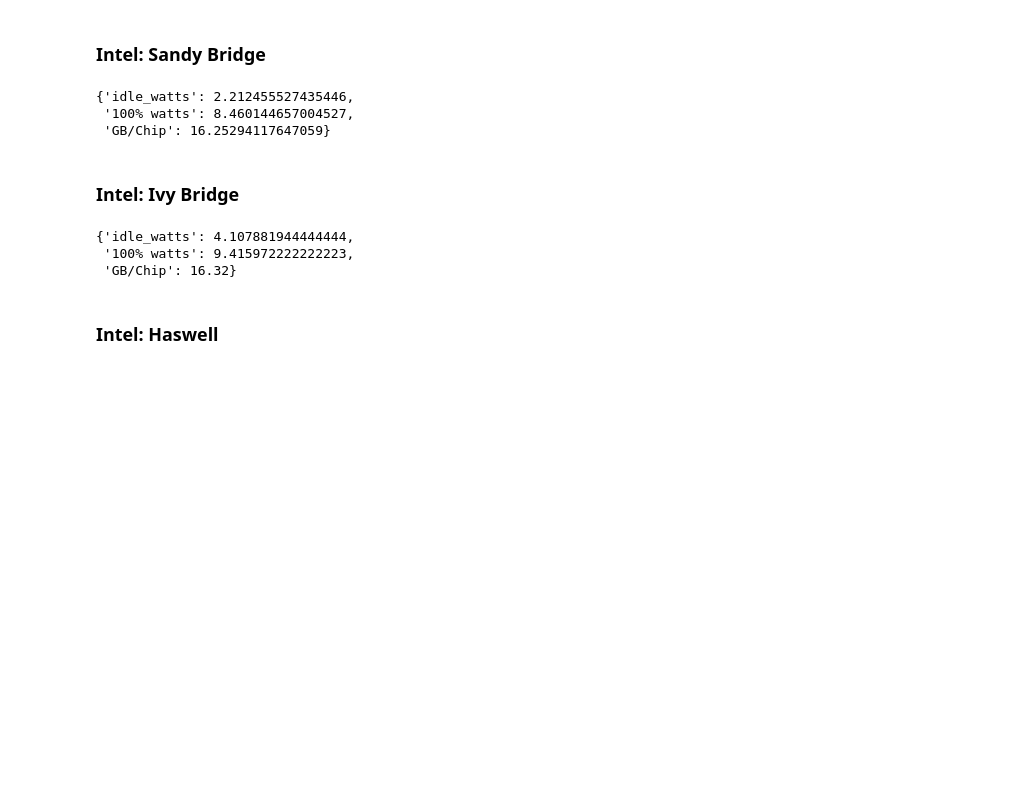
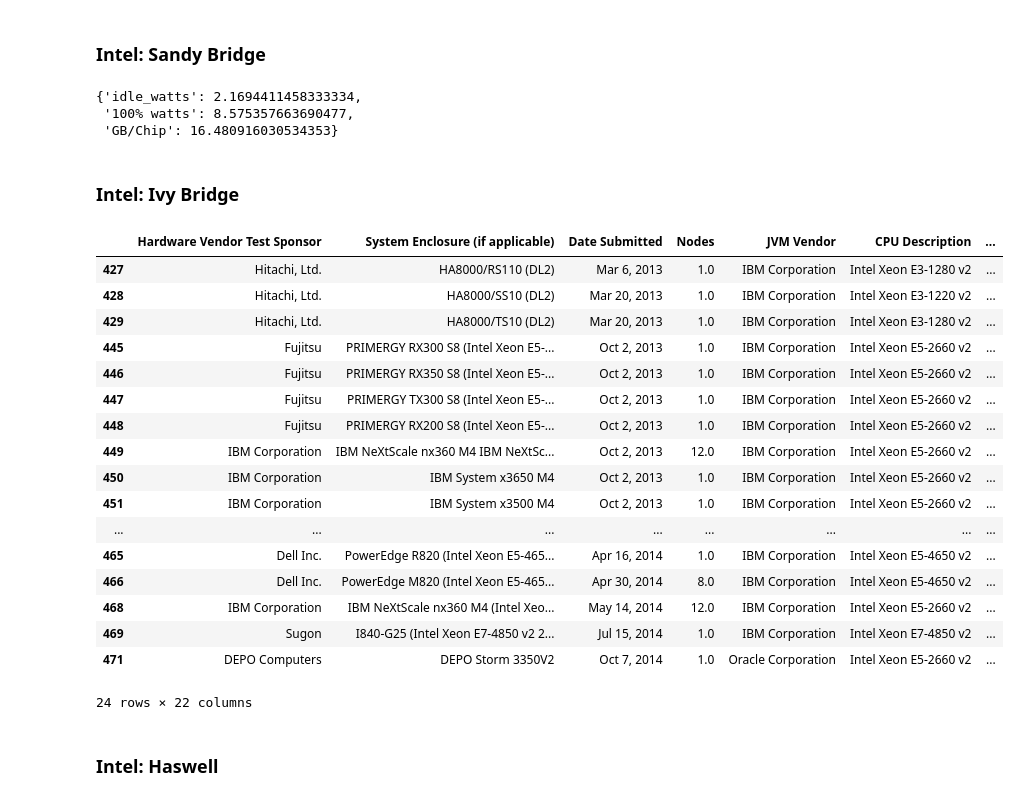
Before and after one commit to cloud-carbon-footprint/cloud-carbon-coefficients, a Jupyter notebook: coefficients.ipynb, the cells around one changed output. Saved outputs shown, nothing was run; the diff lists cells and outputs as text; code cells hidden in the pictures; blank space fills up the shorter version.

Commit message:
Use regex to match CPU types

```diff
--- a/coefficients.ipynb
+++ b/coefficients.ipynb
@@ -51,7 +66,10 @@ servers = pd.read_csv('data/SPECpower-full-results.csv', na_values=['NC'])
 # %% [markdown]
 ### Intel: Sandy Bridge
 # %%
-servers_intel_sandybridge = servers[servers['CPU Description'].str.contains('|'.join(cpus_intel_sandybridge))]
+# Construct regex to match the chip name exactly to the end of the line
+# (See notes above on regex and clean data)
+cpus_re = [rf'(\b{string}$)' for string in cpus_intel_sandybridge]
+servers_intel_sandybridge = servers[servers['CPU Description'].str.contains('|'.join(cpus_re))]
 
 intel_sandybridge = {}
 intel_sandybridge['idle_watts'] = (servers_intel_sandybridge['avg. watts @ active idle'].astype(float) / servers_intel_sandybridge['Total Threads']).mean()
@@ -59,23 +77,41 @@ intel_sandybridge['100% watts'] = (servers_intel_sandybridge['avg. watts @ 100%'
 intel_sandybridge['GB/Chip'] = (servers_intel_sandybridge['Total Memory (GB)'] / servers_intel_sandybridge['Chips']).mean()
 intel_sandybridge
 # %% [output]
-{'idle_watts': 2.212455527435446,
- '100% watts': 8.460144657004527,
- 'GB/Chip': 16.25294117647059}
+{'idle_watts': 2.1694411458333334,
+ '100% watts': 8.575357663690477,
+ 'GB/Chip': 16.480916030534353}
 # %% [markdown]
 ### Intel: Ivy Bridge
 # %%
-servers_intel_ivybridge = servers[servers['CPU Description'].str.contains('|'.join(cpus_intel_ivybridge))]
+# Construct regex to match the chip name exactly to the end of the line
+# (See notes above on regex and clean data)
+cpus_re = [rf'(\b{string}$)' for string in cpus_intel_ivybridge]
+servers_intel_ivybridge = servers[servers['CPU Description'].str.contains('|'.join(cpus_re))]
 
 intel_ivybridge = {}
 intel_ivybridge['idle_watts'] = (servers_intel_ivybridge['avg. watts @ active idle'].astype(float) / servers_intel_ivybridge['Total Threads']).mean()
 intel_ivybridge['100% watts'] = (servers_intel_ivybridge['avg. watts @ 100%'].astype(float) / servers_intel_ivybridge['Total Threads']).mean()
 intel_ivybridge['GB/Chip'] = (servers_intel_ivybridge['Total Memory (GB)'] / servers_intel_ivybridge['Chips']).mean()
-intel_ivybridge
+servers_intel_ivybridge
 # %% [output]
+|  | Hardware Vendor Test Sponsor | System Enclosure (if applicable) | Date Submitted | Nodes | JVM Vendor | CPU Description | ... |
+| 427 | Hitachi, Ltd. | HA8000/RS110 (DL2) | Mar 6, 2013 | 1.0 | IBM Corporation | Intel Xeon E3-1280 v2 | ... |
+| 428 | Hitachi, Ltd. | HA8000/SS10 (DL2) | Mar 20, 2013 | 1.0 | IBM Corporation | Intel Xeon E3-1220 v2 | ... |
+| 429 | Hitachi, Ltd. | HA8000/TS10 (DL2) | Mar 20, 2013 | 1.0 | IBM Corporation | Intel Xeon E3-1280 v2 | ... |
+| 445 | Fujitsu | PRIMERGY RX300 S8 (Intel Xeon E5-... | Oct 2, 2013 | 1.0 | IBM Corporation | Intel Xeon E5-2660 v2 | ... |
+| 446 | Fujitsu | PRIMERGY RX350 S8 (Intel Xeon E5-... | Oct 2, 2013 | 1.0 | IBM Corporation | Intel Xeon E5-2660 v2 | ... |
+| 447 | Fujitsu | PRIMERGY TX300 S8 (Intel Xeon E5-... | Oct 2, 2013 | 1.0 | IBM Corporation | Intel Xeon E5-2660 v2 | ... |
+| 448 | Fujitsu | PRIMERGY RX200 S8 (Intel Xeon E5-... | Oct 2, 2013 | 1.0 | IBM Corporation | Intel Xeon E5-2660 v2 | ... |
+| 449 | IBM Corporation | IBM NeXtScale nx360 M4 IBM NeXtSc... | Oct 2, 2013 | 12.0 | IBM Corporation | Intel Xeon E5-2660 v2 | ... |
+| 450 | IBM Corporation | IBM System x3650 M4 | Oct 2, 2013 | 1.0 | IBM Corporation | Intel Xeon E5-2660 v2 | ... |
+| 451 | IBM Corporation | IBM System x3500 M4 | Oct 2, 2013 | 1.0 | IBM Corporation | Intel Xeon E5-2660 v2 | ... |
+| ... | ... | ... | ... | ... | ... | ... | ... |
+| 465 | Dell Inc. | PowerEdge R820 (Intel Xeon E5-465... | Apr 16, 2014 | 1.0 | IBM Corporation | Intel Xeon E5-4650 v2 | ... |
+| 466 | Dell Inc. | PowerEdge M820 (Intel Xeon E5-465... | Apr 30, 2014 | 8.0 | IBM Corporation | Intel Xeon E5-4650 v2 | ... |
+| 468 | IBM Corporation | IBM NeXtScale nx360 M4 (Intel Xeo... | May 14, 2014 | 12.0 | IBM Corporation | Intel Xeon E5-2660 v2 | ... |
+| 469 | Sugon | I840-G25 (Intel Xeon E7-4850 v2 2... | Jul 15, 2014 | 1.0 | IBM Corporation | Intel Xeon E7-4850 v2 | ... |
+| 471 | DEPO Computers | DEPO Storm 3350V2 | Oct 7, 2014 | 1.0 | Oracle Corporation | Intel Xeon E5-2660 v2 | ... |
-{'idle_watts': 4.107881944444444,
- '100% watts': 9.415972222222223,
- 'GB/Chip': 16.32}
+24 rows × 22 columns
 # %% [markdown]
 ### Intel: Haswell
 # %%
```
Also changed, not shown: parts of 8 cells of this notebook.
